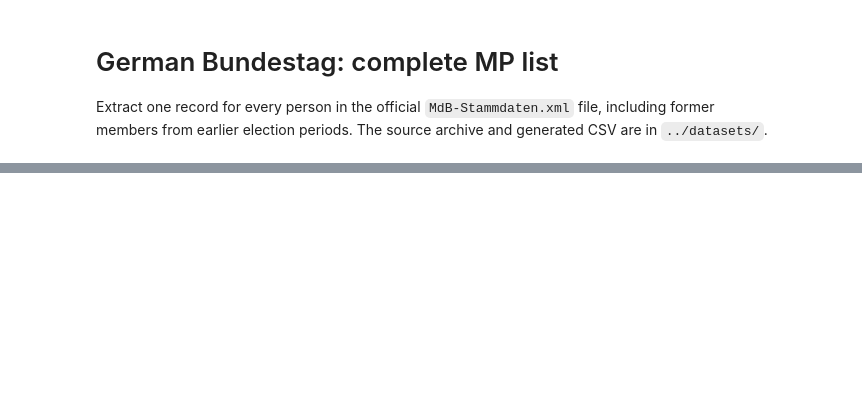
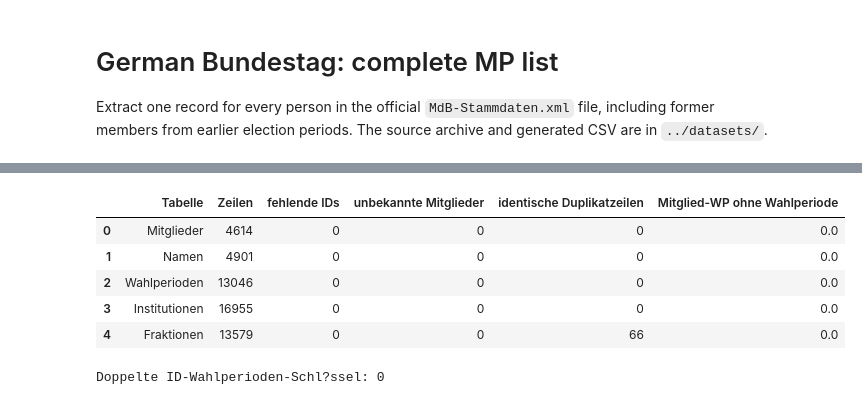
Before and after one commit to saiboT-Damaske/the-big-parliament-members-analysis, a Jupyter notebook: german-bundestag/code/german_bundestag_all_mps.ipynb, the cells around one changed output, grey strips where cells are left out. Drawn from its saved outputs; the diff is of its cells as text; code cells hidden in the pictures; blank space fills up the shorter version.

```diff
--- a/german-bundestag/code/german_bundestag_all_mps.ipynb
+++ b/german-bundestag/code/german_bundestag_all_mps.ipynb
@@ -63,0 +235,35 @@ all_mps.head()
+# %%
+member_ids = set(all_mps["ID"].dropna())
+term_pairs = terms[["ID", "WP"]].drop_duplicates()
+integrity_rows = []
+
+for table_name, frame in tables.items():
+    integrity_rows.append({
+        "Tabelle": table_name,
+        "Zeilen": len(frame),
+        "fehlende IDs": int(frame["ID"].isna().sum()),
+        "unbekannte Mitglieder": int((~frame["ID"].isin(member_ids)).sum()),
+        "identische Duplikatzeilen": int(frame.duplicated().sum()),
+    })
+
+integrity_by_name = {row["Tabelle"]: row for row in integrity_rows}
+for table_name, frame in [("Namen", names_df), ("Wahlperioden", terms),
+                          ("Institutionen", inst), ("Fraktionen", factions)]:
+    if {"ID", "WP"}.issubset(frame.columns):
+        pairs = frame[["ID", "WP"]].drop_duplicates()
+        unmatched = pairs.merge(term_pairs, on=["ID", "WP"], how="left", indicator=True)
+        integrity_by_name[table_name]["Mitglied-WP ohne Wahlperiode"] = int(
+            (unmatched["_merge"] == "left_only").sum()
+        )
+
+integrity = pd.DataFrame(integrity_rows).fillna(0)
+display(integrity)
+print("Doppelte ID-Wahlperioden-Schl?ssel:", int(terms.duplicated(["ID", "WP"]).sum()))
+# %% [output]
+|  | Tabelle | Zeilen | fehlende IDs | unbekannte Mitglieder | identische Duplikatzeilen | Mitglied-WP ohne Wahlperiode |
+| 0 | Mitglieder | 4614 | 0 | 0 | 0 | 0.0 |
+| 1 | Namen | 4901 | 0 | 0 | 0 | 0.0 |
+| 2 | Wahlperioden | 13046 | 0 | 0 | 0 | 0.0 |
+| 3 | Institutionen | 16955 | 0 | 0 | 0 | 0.0 |
+| 4 | Fraktionen | 13579 | 0 | 0 | 66 | 0.0 |
+Doppelte ID-Wahlperioden-Schl?ssel: 0
```
Also changed, not shown: parts of 11 cells of this notebook, 6 other files.
